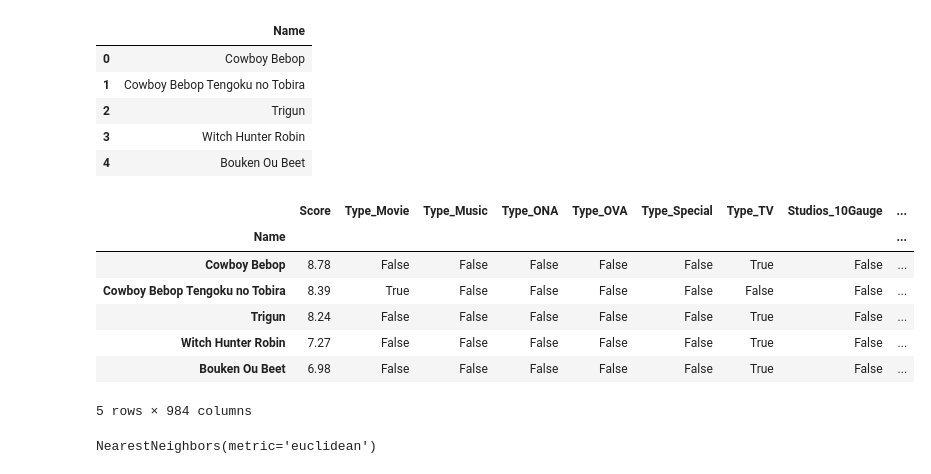
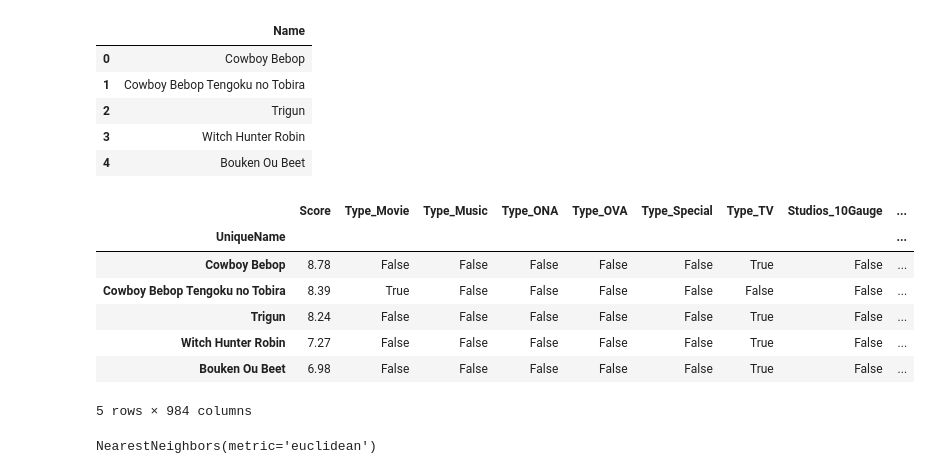
Before and after one commit to bachtiarashidiqy/Anime-Recommendation-System, a Jupyter notebook: Anime_Recommendation_System_Bachtiar.ipynb, the cells around one changed output. Cells and saved outputs as stored; diff of their text form; code cells hidden in the pictures.

```diff
--- a/Anime_Recommendation_System_Bachtiar.ipynb
+++ b/Anime_Recommendation_System_Bachtiar.ipynb
@@ -429 +431,10 @@ Remove columns that are not needed in this model.
+# %%
+# Create a ‘UniqueName’ field that will be the unique index
+data['UniqueName'] = data['Name']
+
+# Mark duplicate rows of names
+dups = data['Name'].duplicated(keep=False)
+
+# For duplicates, add a number suffix to make it unique
+data.loc[dups, 'Name'] = data.loc[dups].groupby('Name').cumcount().astype(str) + '_' + data.loc[dups, 'Name']
 # %%
@@ -575,5 +599,3 @@ animedf_name.head()
 | 2 | Trigun |
 | 3 | Witch Hunter Robin |
 | 4 | Bouken Ou Beet |
-# %%
-data.set_index('Name',inplace=True)
@@ -582,12 +602,14 @@ data_n = data[['Score','Type','Studios']]
 # %%
-data_new = pd.get_dummies(data_n[['Type','Studios']])
-data_new = pd.concat([data_n, data_new], axis=1)
-data_new = data_new.drop(columns='Type')
-data_new = data_new.drop(columns='Studios')
+data_indexed = data.set_index('UniqueName')
+data_n = data_indexed[['Score','Type','Studios']]
+data_dummies = pd.get_dummies(data_n[['Type','Studios']])
+data_new = pd.concat([data_n, data_dummies], axis=1)
+data_new = data_new.drop(columns=['Type', 'Studios'])
+
 data_new.head()
 # %% [output]
 |  | Score | Type_Movie | Type_Music | Type_ONA | Type_OVA | Type_Special | Type_TV | Studios_10Gauge | ... |
-| Name |  |  |  |  |  |  |  |  | ... |
+| UniqueName |  |  |  |  |  |  |  |  | ... |
 | Cowboy Bebop | 8.78 | False | False | False | False | False | True | False | ... |
 | Cowboy Bebop Tengoku no Tobira | 8.39 | True | False | False | False | False | False | False | ... |
 | Trigun | 8.24 | False | False | False | False | False | True | False | ... |
```
Also changed, not shown: parts of 24 cells of this notebook, 1 other file.
